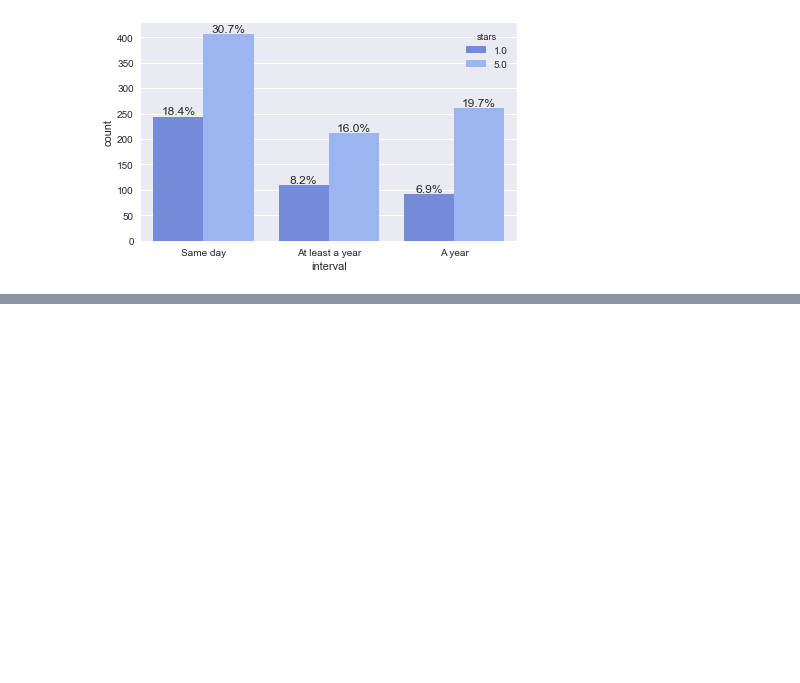
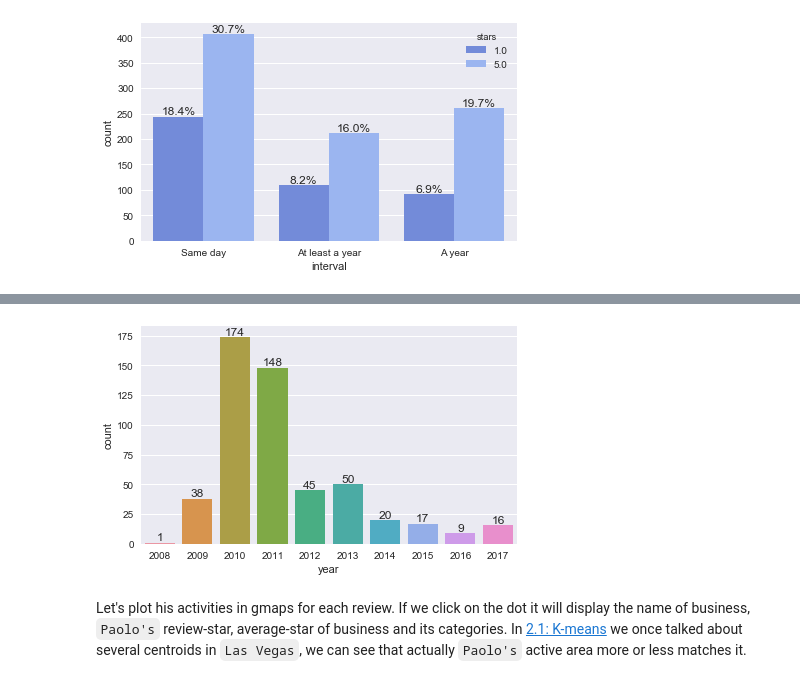
Before and after one commit to victorchennn/Yelp-Analysis, a Jupyter notebook: Yelp.ipynb, the cells around one changed output, grey strips where cells are left out. Saved outputs shown, nothing was run; the diff lists cells and outputs as text; code cells hidden in the pictures; blank space fills up the shorter version.

```diff
--- a/Yelp.ipynb
+++ b/Yelp.ipynb
@@ -798,0 +812,9 @@ def search(bus, categories):
+# %%
+mostactuser_reviews = reviews[reviews['user_id'] == 'YwaKGmRNnSa3R3N4Hf9jLw']
+ax = sns.countplot('year', data = mostactuser_reviews)
+for patch in ax.patches:
+    x = patch.get_bbox().get_points()[:, 0]
+    y = patch.get_bbox().get_points()[1, 1]
+    ax.annotate(f'{int(y)}', (x.mean(), y), ha='center', va='bottom')
+# %% [output]
+[figure, added]
@@ -798,0 +836,2 @@ def search(bus, categories):
+# %% [markdown]
+Let's plot his activities in gmaps for each review. If we click on the dot it will display the name of business, `Paolo's` review-star, average-star of business and its categories. In [2.1: K-means](#phase2.1) we once talked about several centroids in `Las Vegas`, we can see that actually `Paolo's` active area more or less matches it.
```
Also changed, not shown: parts of 24 cells of this notebook, 2 other files.
